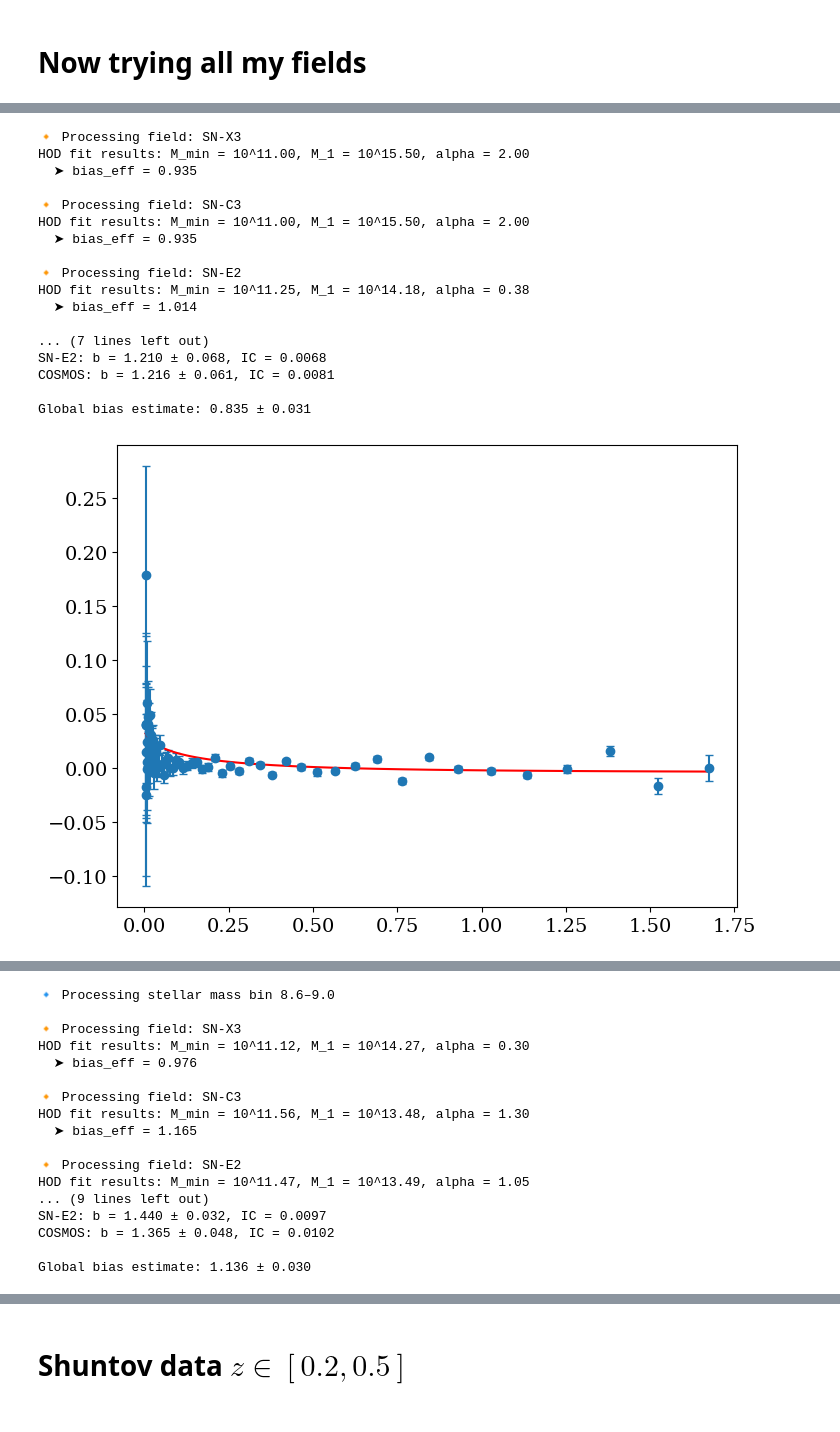
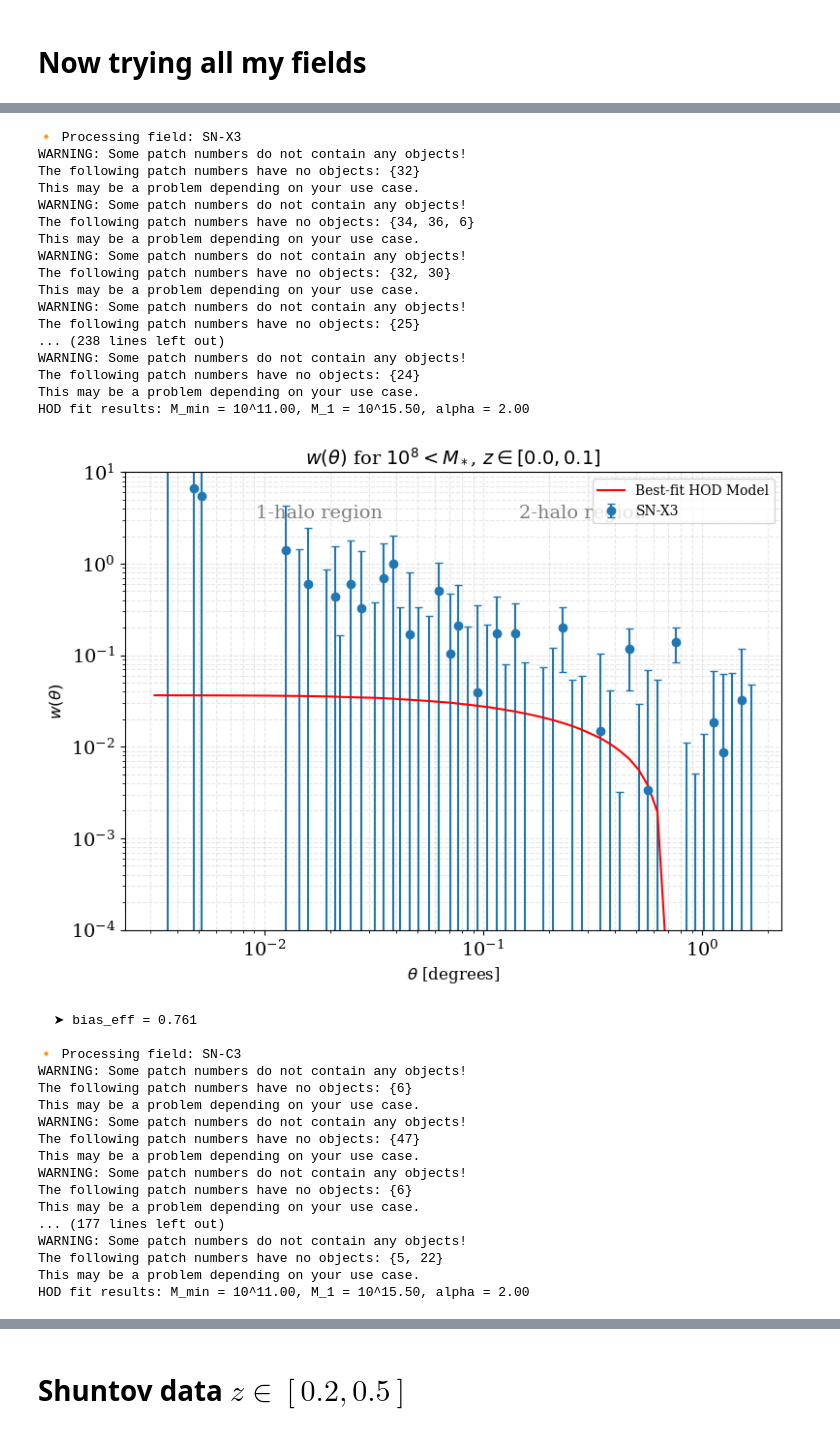
Before and after one commit to OtiliaIrina/Master_Thesis, a Jupyter notebook: New code/Measurements_comparaison.ipynb, the cells around one changed output, grey strips where cells are left out. Drawn from its saved outputs; the diff is of its cells as text; code cells hidden in the pictures.

```diff
--- a/New code/Measurements_comparaison.ipynb
+++ b/New code/Measurements_comparaison.ipynb
@@ -69,11 +85,18 @@ config = {
 
 # Fixed redshift range
 #z_min, z_max = 0.2, 0.5
-z_min, z_max = 0.5, 0.8
+z_min, z_max = 0.0, 0.1
+
 
 # Define stellar mass bins
-SM_bins = [(8.17, 8.6), (8.6, 9.0), (9.0, 9.6), (9.6, 10.5), (10.5, 12.5)]
+#SM_bins = [(8.17, 8.6), (8.6, 9.0), (9.0, 9.6), (9.6, 10.5), (10.5, 12.5)]
 #SM_bins = [(10.5, 12.5)]
+
+#SM_bins = [ (8, 9), (9, 10), (10, 11), (11, 12.5)]
+
+SM_bins = [ (8, 9), (9, 10), (10, 12.5)]
+
+
 #colors = ["blue", "green", "red", "purple", "orange"]
 colors = {
     "SN-C3": "tab:blue",
@@ -154,6 +177,7 @@ for SM_min, SM_max in SM_bins:
         logM_min, logM_1, alpha = results['hod_params']
         print(f"HOD fit results: M_min = 10^{logM_min*1e7:.2f}, "
               f"M_1 = 10^{logM_1:.2f}, alpha = {alpha:.2f}")
+
         w_model = subsample.hod_model(logM_min *1e7, logM_1, alpha)
         ax.plot(theta, w_model, label='Best-fit HOD Model', color='red')
 
@@ -163,7 +187,7 @@ for SM_min, SM_max in SM_bins:
         ax.set_yscale('log')
         ax.set_xlabel(r'$\theta$ [degrees]', fontsize=12)
         ax.set_ylabel(r'$w(\theta)$', fontsize=12)
-        #ax.set_title(f'$w(\\theta)$ for $10^{{{SM_min}}} < M_*$, $z \in [{z_min},{z_max}]$', fontsize=14)
+        ax.set_title(f'$w(\\theta)$ for $10^{{{SM_min}}} < M_*$, $z \in [{z_min},{z_max}]$', fontsize=14)
 
         ax.set_ylim([1e-4, 10])
         ax.legend(fontsize=10, framealpha=0.8)
@@ -225,18 +265,35 @@ for SM_min, SM_max in SM_bins:
 🔸 Processing field: SN-X3
+WARNING: Some patch numbers do not contain any objects!
+The following patch numbers have no objects: {32}
+This may be a problem depending on your use case.
+WARNING: Some patch numbers do not contain any objects!
+The following patch numbers have no objects: {34, 36, 6}
+This may be a problem depending on your use case.
+WARNING: Some patch numbers do not contain any objects!
+The following patch numbers have no objects: {32, 30}
+This may be a problem depending on your use case.
+WARNING: Some patch numbers do not contain any objects!
+The following patch numbers have no objects: {25}
+... (238 lines left out)
+WARNING: Some patch numbers do not contain any objects!
+The following patch numbers have no objects: {24}
+This may be a problem depending on your use case.
 HOD fit results: M_min = 10^11.00, M_1 = 10^15.50, alpha = 2.00
-  ➤ bias_eff = 0.935
-
-🔸 Processing field: SN-C3
-HOD fit results: M_min = 10^11.00, M_1 = 10^15.50, alpha = 2.00
-  ➤ bias_eff = 0.935
-
-🔸 Processing field: SN-E2
-HOD fit results: M_min = 10^11.25, M_1 = 10^14.18, alpha = 0.38
-  ➤ bias_eff = 1.014
-
-... (7 lines left out)
-SN-E2: b = 1.210 ± 0.068, IC = 0.0068
-COSMOS: b = 1.216 ± 0.061, IC = 0.0081
-
-Global bias estimate: 0.835 ± 0.031
-[figure, old version]
+[figure, new version]
+  ➤ bias_eff = 0.761
+
+🔸 Processing field: SN-C3
+WARNING: Some patch numbers do not contain any objects!
+The following patch numbers have no objects: {6}
+This may be a problem depending on your use case.
+WARNING: Some patch numbers do not contain any objects!
+The following patch numbers have no objects: {47}
+This may be a problem depending on your use case.
+WARNING: Some patch numbers do not contain any objects!
+The following patch numbers have no objects: {6}
+This may be a problem depending on your use case.
+... (177 lines left out)
+WARNING: Some patch numbers do not contain any objects!
+The following patch numbers have no objects: {5, 22}
+This may be a problem depending on your use case.
+HOD fit results: M_min = 10^11.00, M_1 = 10^15.50, alpha = 2.00
@@ -246,17 +336,0 @@ Global bias estimate: 0.835 ± 0.031
-🔹 Processing stellar mass bin 8.6–9.0
-
-🔸 Processing field: SN-X3
-HOD fit results: M_min = 10^11.12, M_1 = 10^14.27, alpha = 0.30
-  ➤ bias_eff = 0.976
-
-🔸 Processing field: SN-C3
-HOD fit results: M_min = 10^11.56, M_1 = 10^13.48, alpha = 1.30
-  ➤ bias_eff = 1.165
-
-🔸 Processing field: SN-E2
-HOD fit results: M_min = 10^11.47, M_1 = 10^13.49, alpha = 1.05
-... (9 lines left out)
-SN-E2: b = 1.440 ± 0.032, IC = 0.0097
-COSMOS: b = 1.365 ± 0.048, IC = 0.0102
-
-Global bias estimate: 1.136 ± 0.030
```
Also changed, not shown: parts of 3 cells of this notebook, 33 other files.
